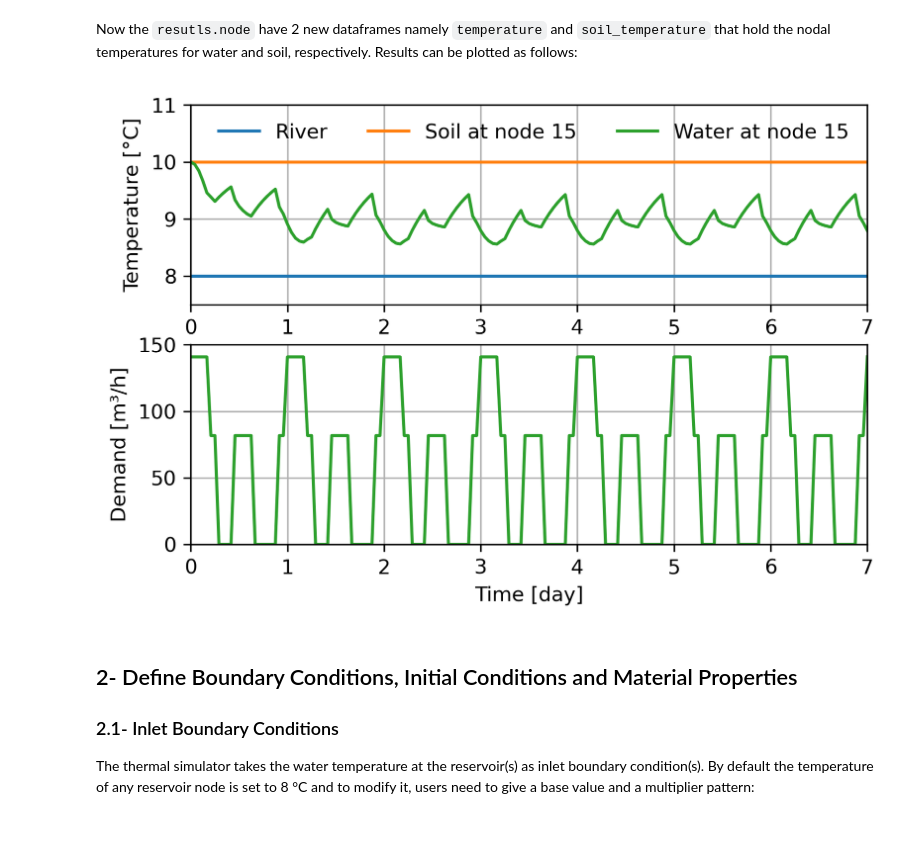
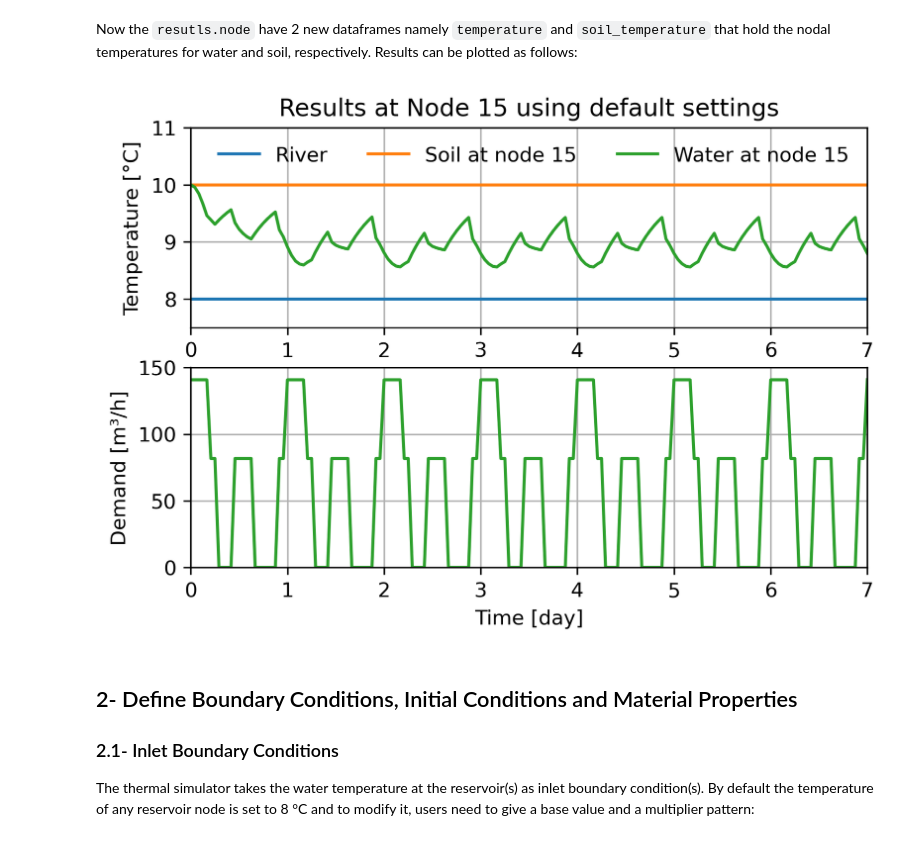
Before and after one commit to MMoatazTolba/WNTR, a Jupyter notebook: examples/thermal_simulation_tutorial.ipynb, the cells around one changed output. Cells and saved outputs as stored; diff of their text form; code cells hidden in the pictures.

```diff
--- a/examples/thermal_simulation_tutorial.ipynb
+++ b/examples/thermal_simulation_tutorial.ipynb
@@ -30,26 +30,27 @@ Now the `resutls.node` have 2 new dataframes namely `temperature` and `soil_temp
 # %%
 # Plot results for node '15'
 T_water = results.node['temperature']
 T_soil  = results.node['soil_temperature']
 demand  = results.node['demand']*3600
 time = array(T_water.index/3600/24)
 
 fig, ax = plt.subplots(2,1, figsize=(6,4), dpi=300)
 plt.subplot(2,1,1)
 plt.plot(time, T_water['River'], time, T_soil['15'], time, T_water['15'])
 plt.ylabel('Temperature [°C]')
 plt.legend(['River','Soil at node 15', 'Water at node 15'],ncols=3,frameon=False)
 plt.axis([0,7,7.5,11])
 plt.grid(visible=True)
+plt.title("Results at Node 15 using default settings")
 
 plt.subplot(2,1,2)
 plt.plot(time, demand['15'],'tab:green')
 plt.xlabel('Time [day]'); plt.ylabel('Demand [m³/h]')
 plt.grid(visible=True)
 plt.axis([0,7,0,150])
 plt.show()
 # %% [output]
-[figure, old version]
+[figure, new version]
 # %% [markdown]
 ## 2- Define Boundary Conditions, Initial Conditions and Material Properties
 ### 2.1- Inlet Boundary Conditions
```
Also changed, not shown: parts of 3 cells of this notebook.
